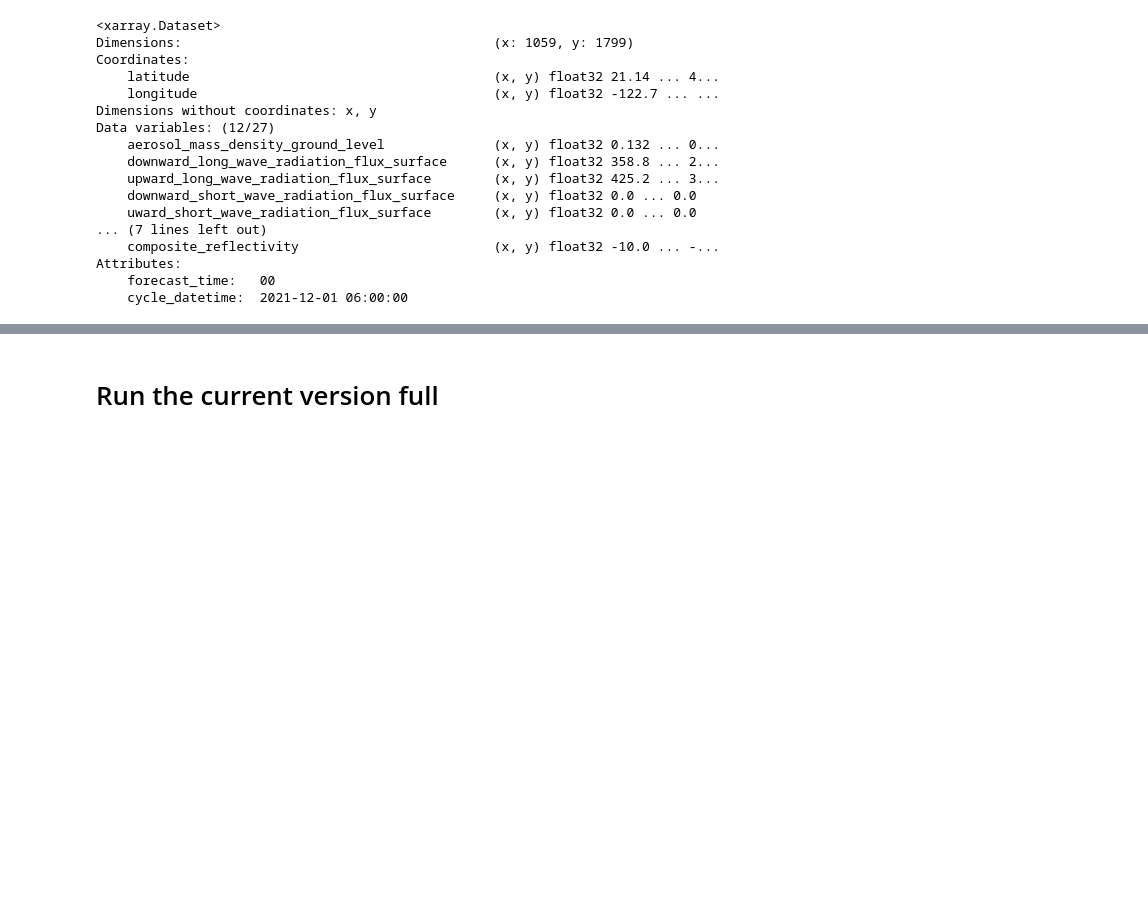
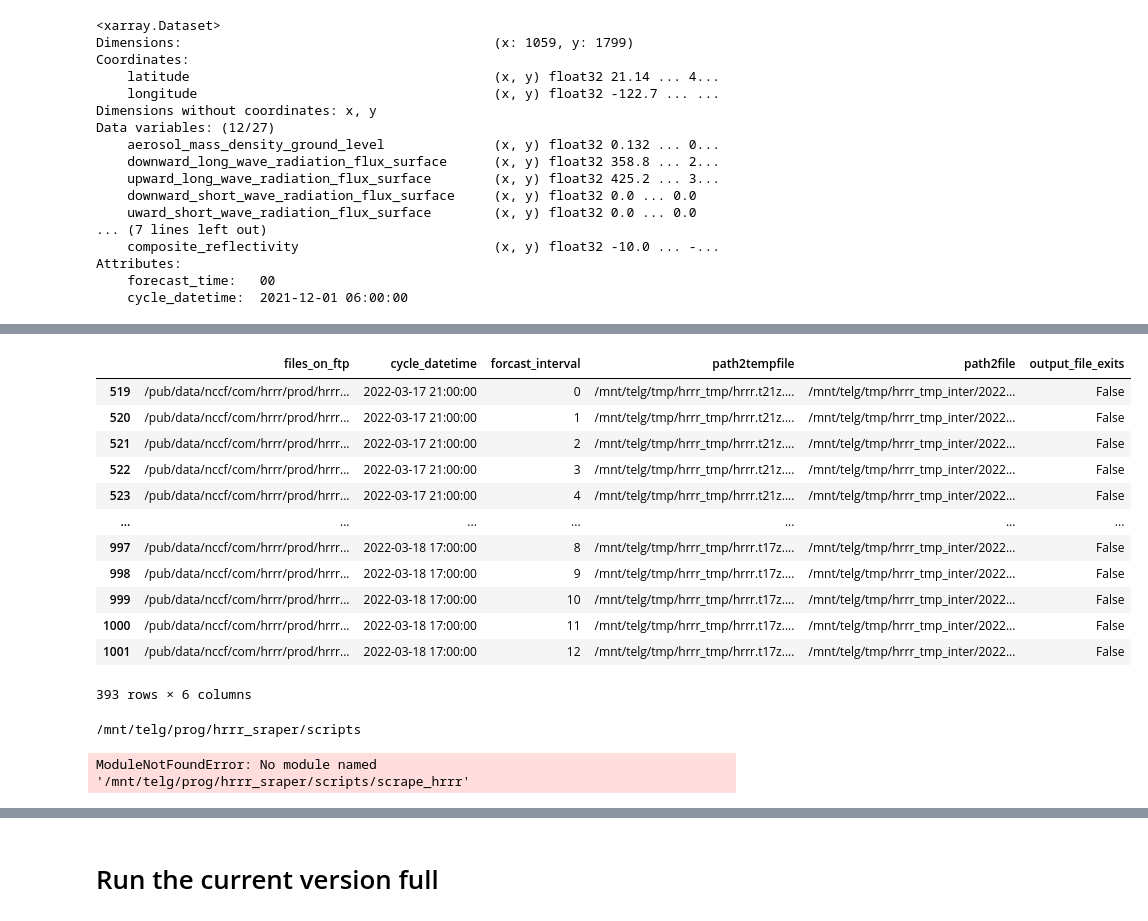
Before and after one commit to hagne/hrrr_sraper, a Jupyter notebook: examples/HRRRv4.ipynb, the cells around one changed output, grey strips where cells are left out. Saved outputs shown, nothing was run; the diff lists cells and outputs as text; code cells hidden in the pictures; blank space fills up the shorter version.

```diff
--- a/examples/HRRRv4.ipynb
+++ b/examples/HRRRv4.ipynb
@@ -52,0 +57,2 @@ Attributes:
+# %%
+scrape_hrrr = imp.load_source('scrape_hrrr', '/mnt/telg/prog/hrrr_sraper/scripts/scrape_hrrr')
@@ -52,0 +61,2 @@ Attributes:
+# %%
+workplan = scrape_hrrr.main(dryrun=True)
@@ -52,0 +73,16 @@ Attributes:
+# %%
+workplan
+# %% [output]
+|  | files_on_ftp | cycle_datetime | forcast_interval | path2tempfile | path2file | output_file_exits |
+| 519 | /pub/data/nccf/com/hrrr/prod/hrrr... | 2022-03-17 21:00:00 | 0 | /mnt/telg/tmp/hrrr_tmp/hrrr.t21z.... | /mnt/telg/tmp/hrrr_tmp_inter/2022... | False |
+| 520 | /pub/data/nccf/com/hrrr/prod/hrrr... | 2022-03-17 21:00:00 | 1 | /mnt/telg/tmp/hrrr_tmp/hrrr.t21z.... | /mnt/telg/tmp/hrrr_tmp_inter/2022... | False |
+| 521 | /pub/data/nccf/com/hrrr/prod/hrrr... | 2022-03-17 21:00:00 | 2 | /mnt/telg/tmp/hrrr_tmp/hrrr.t21z.... | /mnt/telg/tmp/hrrr_tmp_inter/2022... | False |
+| 522 | /pub/data/nccf/com/hrrr/prod/hrrr... | 2022-03-17 21:00:00 | 3 | /mnt/telg/tmp/hrrr_tmp/hrrr.t21z.... | /mnt/telg/tmp/hrrr_tmp_inter/2022... | False |
+| 523 | /pub/data/nccf/com/hrrr/prod/hrrr... | 2022-03-17 21:00:00 | 4 | /mnt/telg/tmp/hrrr_tmp/hrrr.t21z.... | /mnt/telg/tmp/hrrr_tmp_inter/2022... | False |
+| ... | ... | ... | ... | ... | ... | ... |
+| 997 | /pub/data/nccf/com/hrrr/prod/hrrr... | 2022-03-18 17:00:00 | 8 | /mnt/telg/tmp/hrrr_tmp/hrrr.t17z.... | /mnt/telg/tmp/hrrr_tmp_inter/2022... | False |
+| 998 | /pub/data/nccf/com/hrrr/prod/hrrr... | 2022-03-18 17:00:00 | 9 | /mnt/telg/tmp/hrrr_tmp/hrrr.t17z.... | /mnt/telg/tmp/hrrr_tmp_inter/2022... | False |
+| 999 | /pub/data/nccf/com/hrrr/prod/hrrr... | 2022-03-18 17:00:00 | 10 | /mnt/telg/tmp/hrrr_tmp/hrrr.t17z.... | /mnt/telg/tmp/hrrr_tmp_inter/2022... | False |
+| 1000 | /pub/data/nccf/com/hrrr/prod/hrrr... | 2022-03-18 17:00:00 | 11 | /mnt/telg/tmp/hrrr_tmp/hrrr.t17z.... | /mnt/telg/tmp/hrrr_tmp_inter/2022... | False |
+| 1001 | /pub/data/nccf/com/hrrr/prod/hrrr... | 2022-03-18 17:00:00 | 12 | /mnt/telg/tmp/hrrr_tmp/hrrr.t17z.... | /mnt/telg/tmp/hrrr_tmp_inter/2022... | False |
+393 rows × 6 columns
@@ -52,0 +93,4 @@ Attributes:
+# %%
+cd /mnt/telg/prog/hrrr_sraper/scripts/
+# %% [output]
+/mnt/telg/prog/hrrr_sraper/scripts
@@ -52,0 +99,4 @@ Attributes:
+# %%
+importlib.util.('/mnt/telg/prog/hrrr_sraper/scripts/scrape_hrrr')
+# %% [output]
+ModuleNotFoundError: No module named '/mnt/telg/prog/hrrr_sraper/scripts/scrape_hrrr'
```
Also changed, not shown: parts of 19 cells of this notebook, 6 other files.
